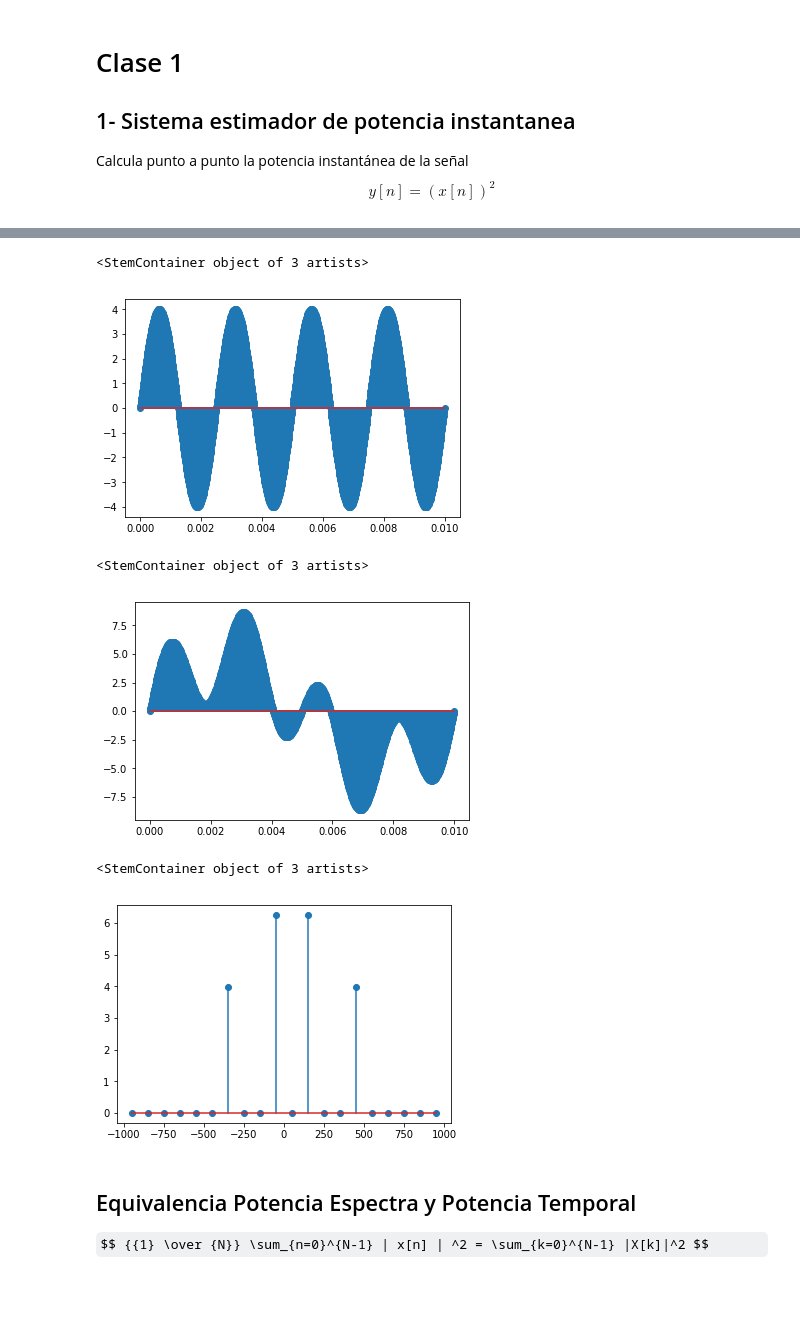
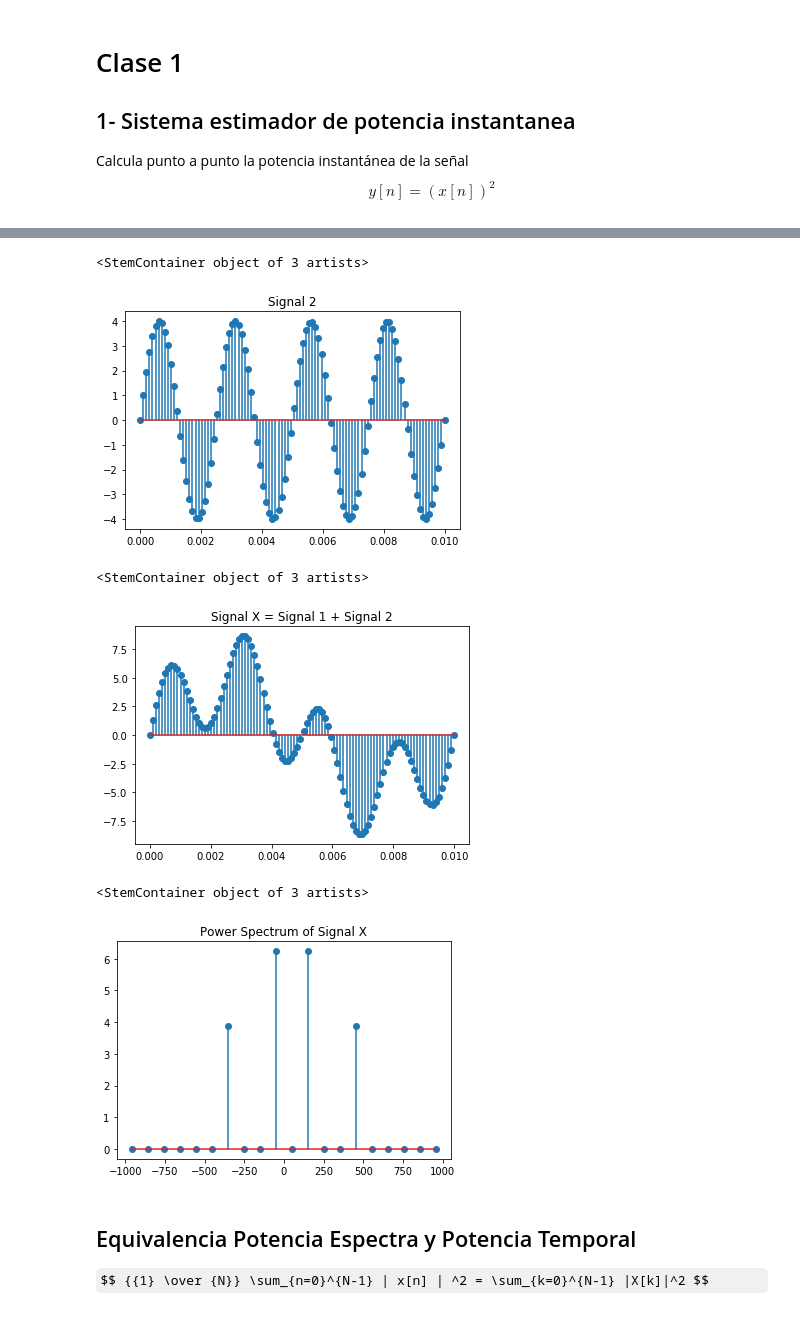
Before and after one commit to dcaruso/PES, a Jupyter notebook: notebooks/0-convolucion/0-potencia_instantanea.ipynb, the cells around one changed output, grey strips where cells are left out. Cells and saved outputs as stored; diff of their text form; code cells hidden in the pictures; some formulas as TeX source.

```diff
--- a/notebooks/0-convolucion/0-potencia_instantanea.ipynb
+++ b/notebooks/0-convolucion/0-potencia_instantanea.ipynb
@@ -11,16 +11,16 @@ from scipy.fftpack import fft, ifft
 from __future__ import division
 
 ########### Parámetros Iniciales ###########
-Fs = 100000  # Sampling Freq 10KHz
-N = 1000      # Samples number
-t = np.linspace(0,N/Fs,num=N) # Crea una variable de tiempo desde 0, con intervalos de 1/Fs
+Fs = 10000  # Sampling Freq 10KHz
+N = 100      # Samples number
+t = np.linspace(0,N/Fs,num=N) #Crea una variable de tiempo desde 0, con intervalos de 1/Fs
 
 f1 = 100   # 100Hz
 A1 = 5
 
 signal_1 = A1 * np.sin(2*np.pi*f1*t)
 
+plt.title("Signal 1")
 plt.stem(t,signal_1)
-#title("Signal 1")
 # %% [output]
 <StemContainer object of 3 artists>
@@ -27,28 +28,30 @@ plt.stem(t,signal_1)
 # %%
 f2 = 400 # 350KHz
 A2 = 4
 signal_2 = A2 * np.sin(2*np.pi*f2*t)
+
+plt.title("Signal 2")
 plt.stem(t,signal_2)
-#title("Signal 2")
 # %% [output]
 <StemContainer object of 3 artists>
-[figure, old version]
+[figure, new version]
 # %%
 signal_x = signal_1 + signal_2
+plt.title("Signal X = Signal 1 + Signal 2")
 plt.stem(t,signal_x)
-#title("Signal X = Signal 1 + Signal 2")
 # %% [output]
 <StemContainer object of 3 artists>
-[figure, old version]
+[figure, new version]
 # %%
 spec_sig_x = abs(np.fft.fftshift(fft(signal_x)))/N
 spec_pw_x = np.power(np.abs(spec_sig_x),2)
 f = np.linspace(-Fs/2,Fs/2,N)
+
+plt.title("Power Spectrum of Signal X")
 plt.stem(f[int(N/2)-10:int(N/2)+10], spec_pw_x[int(N/2)-10:int(N/2)+10])
-#title("Power Spectrum of Signal X")
 # %% [output]
 <StemContainer object of 3 artists>
-[figure, old version]
+[figure, new version]
 # %% [markdown]
 ## Equivalencia Potencia Espectra y Potencia Temporal
 $$ {{1} \over {N}} \sum_{n=0}^{N-1} | x[n] | ^2 = \sum_{k=0}^{N-1} |X[k]|^2 $$
```
Also changed, not shown: parts of 3 cells of this notebook, 18 other files.
